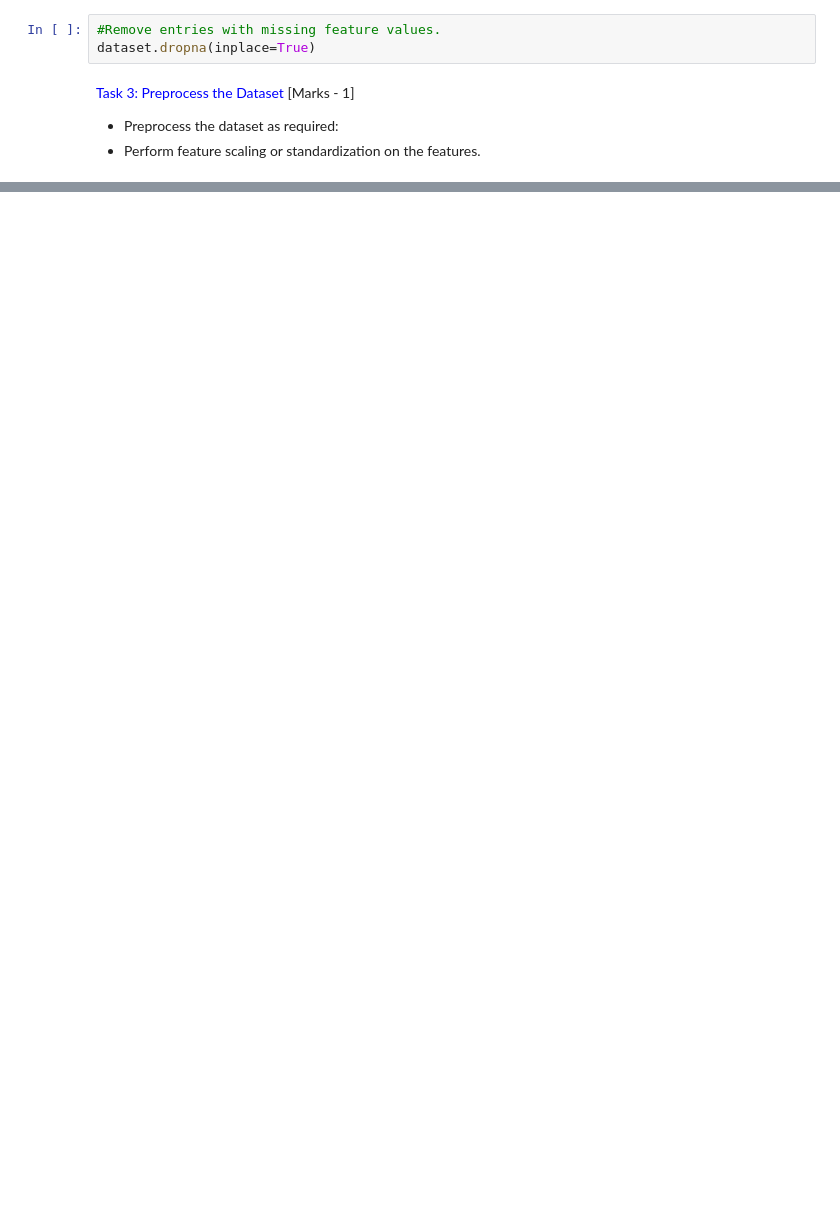
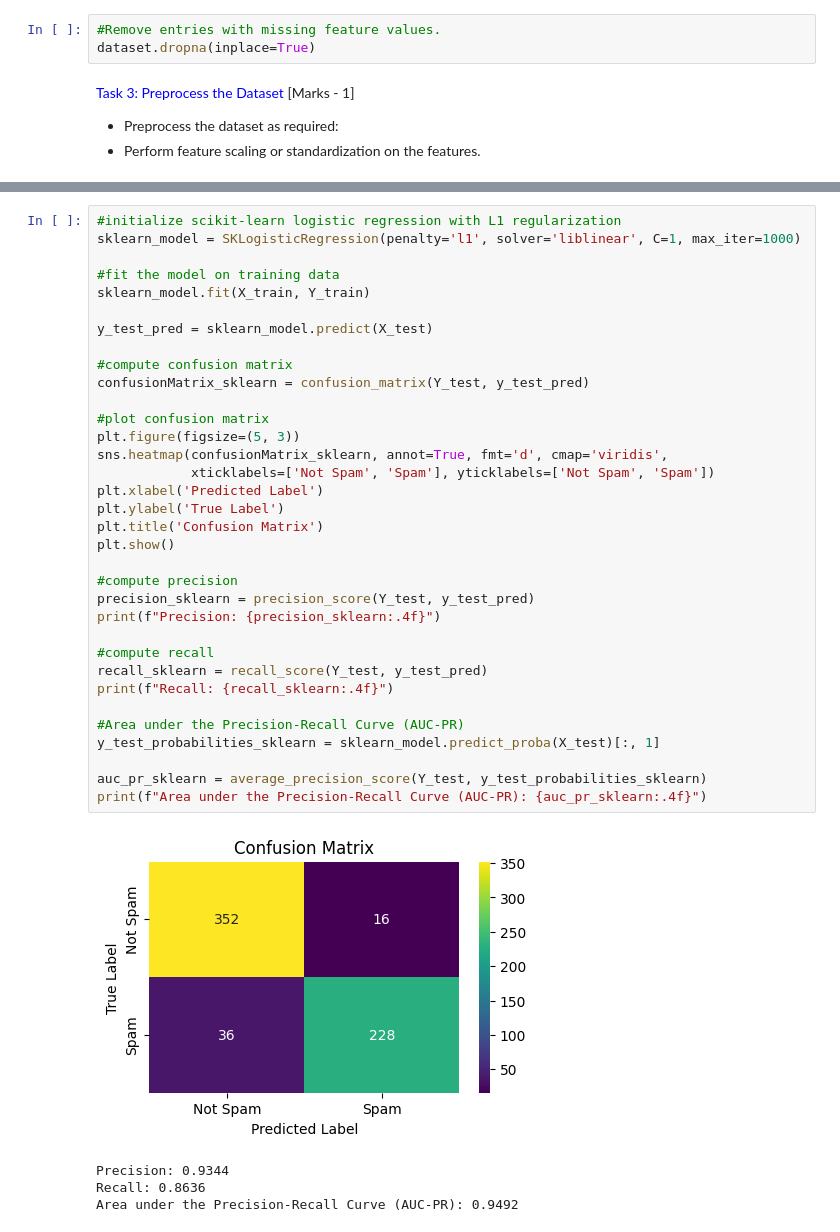
Before and after one commit to NehaKumari500092077/Machine-Learning-Lab, a Jupyter notebook: Session3_Assignments.ipynb, the cells around one changed output, grey strips where cells are left out. Drawn from its saved outputs; the diff is of its cells as text; blank space fills up the shorter version.

```diff
--- a/Session3_Assignments.ipynb
+++ b/Session3_Assignments.ipynb
@@ -148,0 +328,39 @@ dataset.dropna(inplace=True)
+# %%
+#initialize scikit-learn logistic regression with L1 regularization
+sklearn_model = SKLogisticRegression(penalty='l1', solver='liblinear', C=1, max_iter=1000)
+
+#fit the model on training data
+sklearn_model.fit(X_train, Y_train)
+
+y_test_pred = sklearn_model.predict(X_test)
+
+#compute confusion matrix
+confusionMatrix_sklearn = confusion_matrix(Y_test, y_test_pred)
+
+#plot confusion matrix
+plt.figure(figsize=(5, 3))
+sns.heatmap(confusionMatrix_sklearn, annot=True, fmt='d', cmap='viridis',
+            xticklabels=['Not Spam', 'Spam'], yticklabels=['Not Spam', 'Spam'])
+plt.xlabel('Predicted Label')
+plt.ylabel('True Label')
+plt.title('Confusion Matrix')
+plt.show()
+
+#compute precision
+precision_sklearn = precision_score(Y_test, y_test_pred)
+print(f"Precision: {precision_sklearn:.4f}")
+
+#compute recall
+recall_sklearn = recall_score(Y_test, y_test_pred)
+print(f"Recall: {recall_sklearn:.4f}")
+
+#Area under the Precision-Recall Curve (AUC-PR)
+y_test_probabilities_sklearn = sklearn_model.predict_proba(X_test)[:, 1]
+
+auc_pr_sklearn = average_precision_score(Y_test, y_test_probabilities_sklearn)
+print(f"Area under the Precision-Recall Curve (AUC-PR): {auc_pr_sklearn:.4f}")
+# %% [output]
+[figure, added]
+Precision: 0.9344
+Recall: 0.8636
+Area under the Precision-Recall Curve (AUC-PR): 0.9492
```
Also changed, not shown: parts of 26 cells of this notebook.
